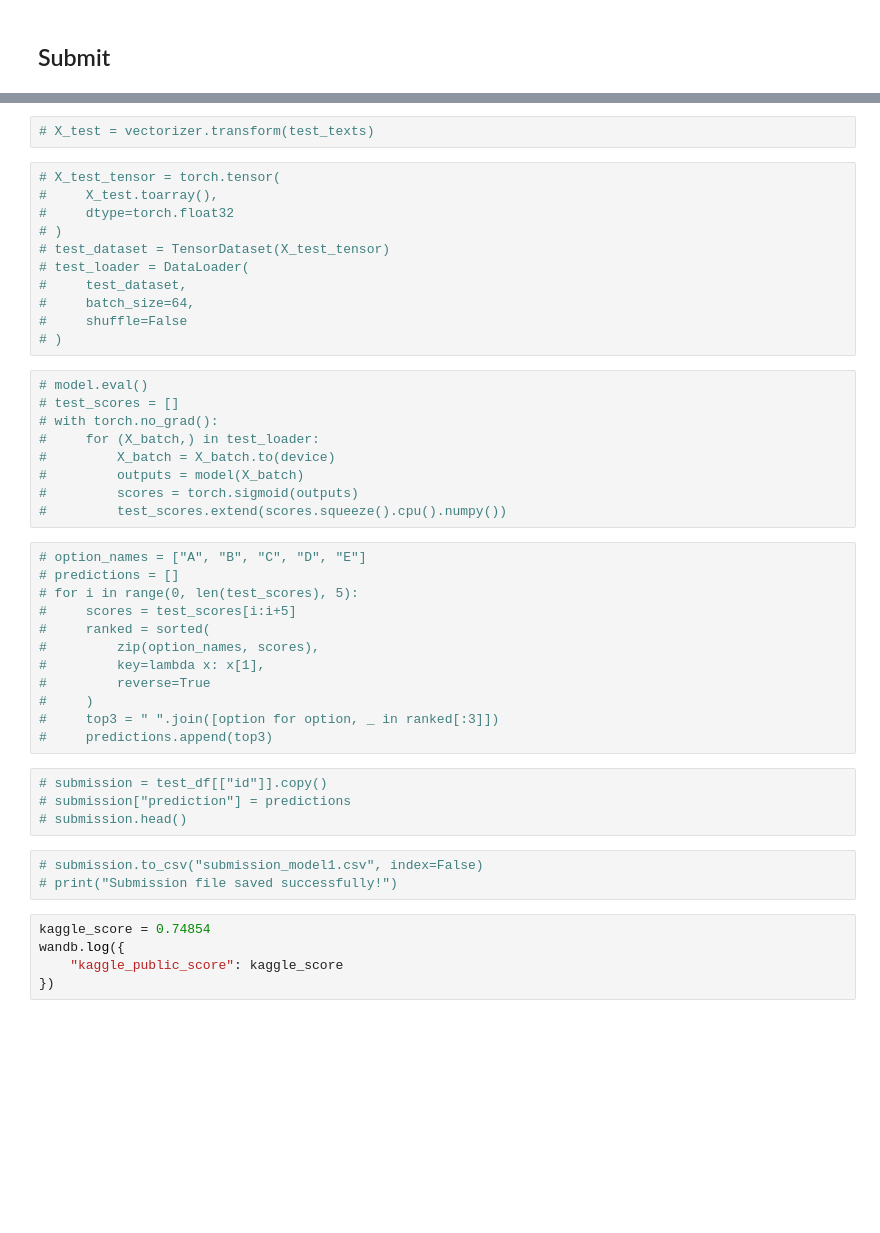
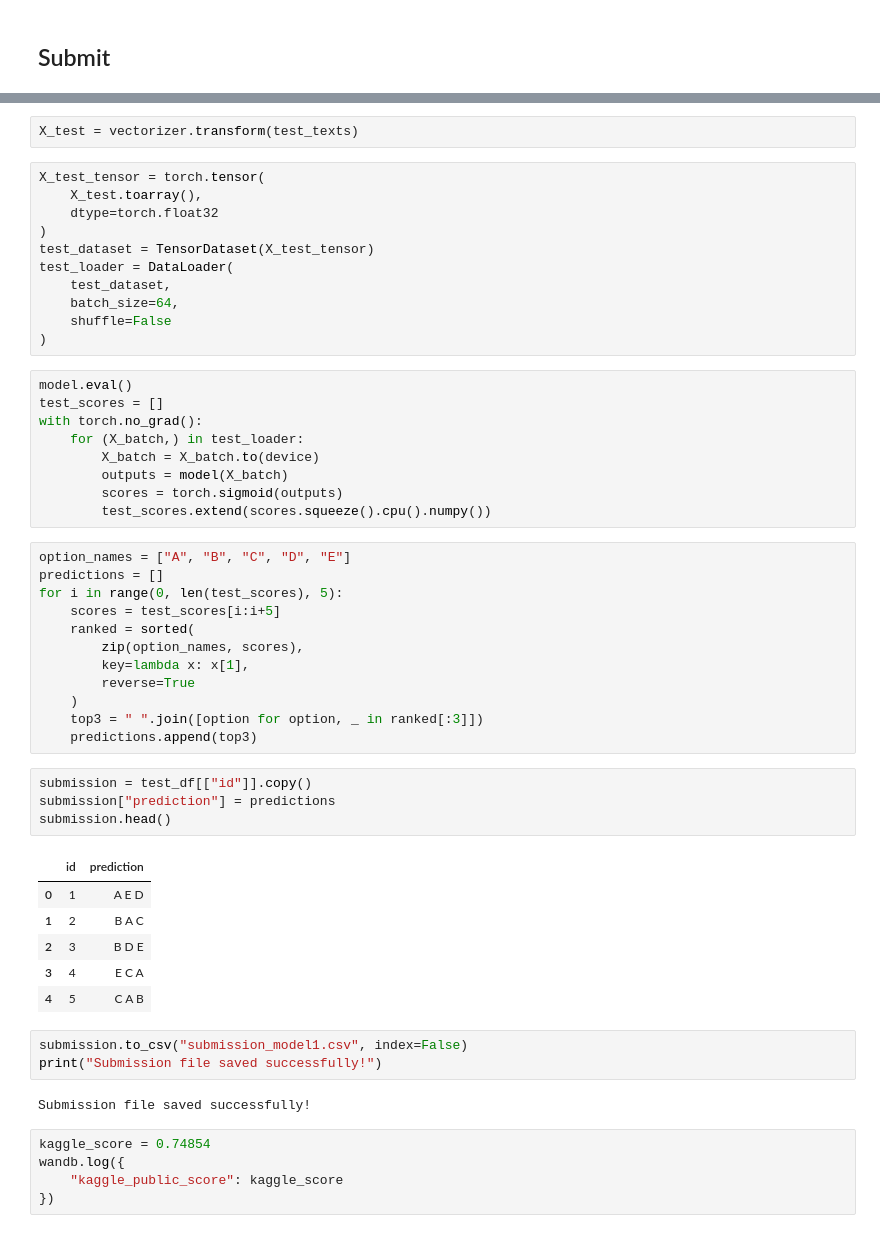
Before and after one commit to mdNotFound/dlgenai-t22026, a Jupyter notebook: DL-23f3004345-notebook-t22026.ipynb, the cells around one changed output, grey strips where cells are left out. Cells and saved outputs as stored; diff of their text form; blank space fills up the shorter version.

Commit message:
Final submission

```diff
--- a/DL-23f3004345-notebook-t22026.ipynb
+++ b/DL-23f3004345-notebook-t22026.ipynb
@@ -503,44 +565,53 @@ Binary cross-entropy loss scores each option independently. Top 3 scores determi
 # %%
-# X_test = vectorizer.transform(test_texts)
+X_test = vectorizer.transform(test_texts)
 # %%
-# X_test_tensor = torch.tensor(
-#     X_test.toarray(),
-#     dtype=torch.float32
-# )
-# test_dataset = TensorDataset(X_test_tensor)
-# test_loader = DataLoader(
-#     test_dataset,
-#     batch_size=64,
-#     shuffle=False
-# )
+X_test_tensor = torch.tensor(
+    X_test.toarray(),
+    dtype=torch.float32
+)
+test_dataset = TensorDataset(X_test_tensor)
+test_loader = DataLoader(
+    test_dataset,
+    batch_size=64,
+    shuffle=False
+)
 # %%
-# model.eval()
-# test_scores = []
-# with torch.no_grad():
-#     for (X_batch,) in test_loader:
-#         X_batch = X_batch.to(device)
-#         outputs = model(X_batch)
-#         scores = torch.sigmoid(outputs)
-#         test_scores.extend(scores.squeeze().cpu().numpy())
+model.eval()
+test_scores = []
+with torch.no_grad():
+    for (X_batch,) in test_loader:
+        X_batch = X_batch.to(device)
+        outputs = model(X_batch)
+        scores = torch.sigmoid(outputs)
+        test_scores.extend(scores.squeeze().cpu().numpy())
 # %%
-# option_names = ["A", "B", "C", "D", "E"]
-# predictions = []
-# for i in range(0, len(test_scores), 5):
-#     scores = test_scores[i:i+5]
-#     ranked = sorted(
-#         zip(option_names, scores),
-#         key=lambda x: x[1],
-#         reverse=True
-#     )
-#     top3 = " ".join([option for option, _ in ranked[:3]])
-#     predictions.append(top3)
+option_names = ["A", "B", "C", "D", "E"]
+predictions = []
+for i in range(0, len(test_scores), 5):
+    scores = test_scores[i:i+5]
+    ranked = sorted(
+        zip(option_names, scores),
+        key=lambda x: x[1],
+        reverse=True
+    )
+    top3 = " ".join([option for option, _ in ranked[:3]])
+    predictions.append(top3)
 # %%
-# submission = test_df[["id"]].copy()
-# submission["prediction"] = predictions
-# submission.head()
+submission = test_df[["id"]].copy()
+submission["prediction"] = predictions
+submission.head()
+# %% [output]
+|  | id | prediction |
+| 0 | 1 | A E D |
+| 1 | 2 | B A C |
+| 2 | 3 | B D E |
+| 3 | 4 | E C A |
+| 4 | 5 | C A B |
 # %%
-# submission.to_csv("submission_model1.csv", index=False)
-# print("Submission file saved successfully!")
+submission.to_csv("submission_model1.csv", index=False)
+print("Submission file saved successfully!")
+# %% [output]
+Submission file saved successfully!
 # %%
 kaggle_score = 0.74854
 wandb.log({
```
Also changed, not shown: parts of 19 cells of this notebook.
